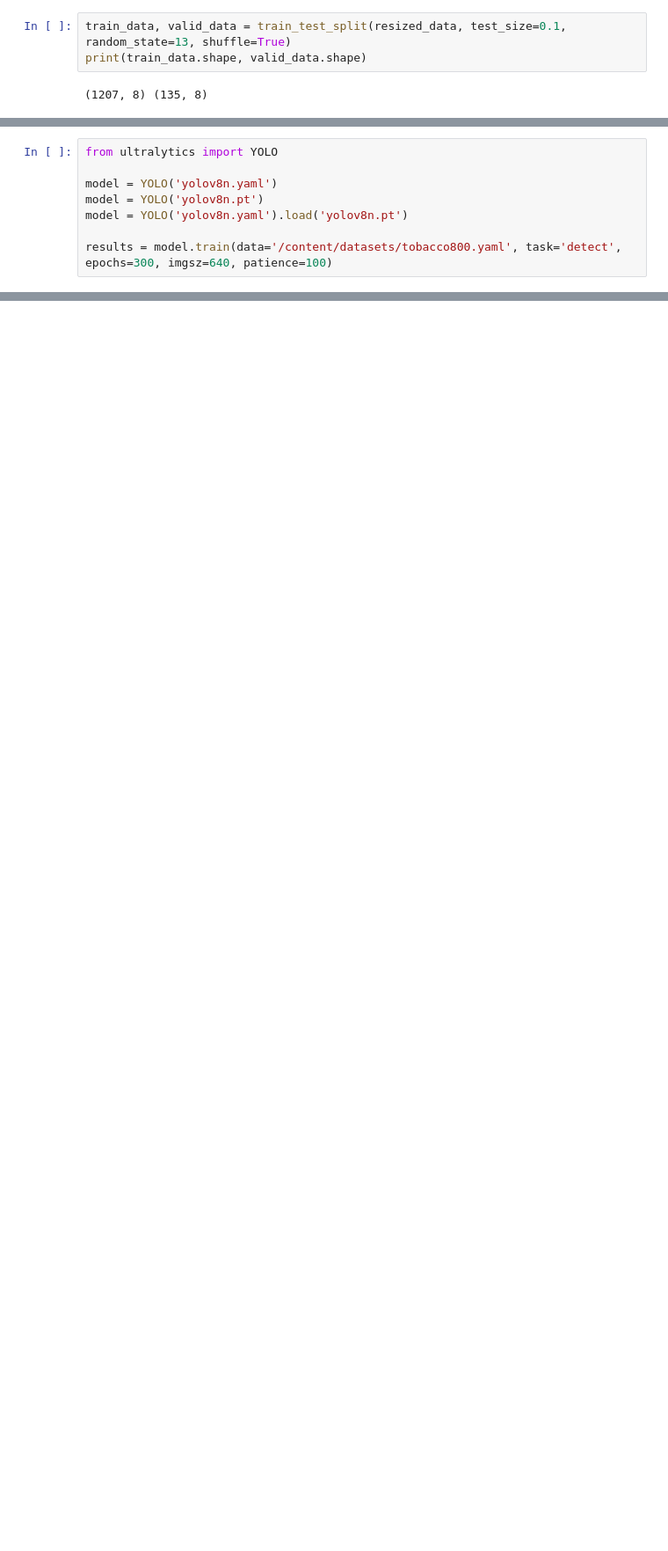
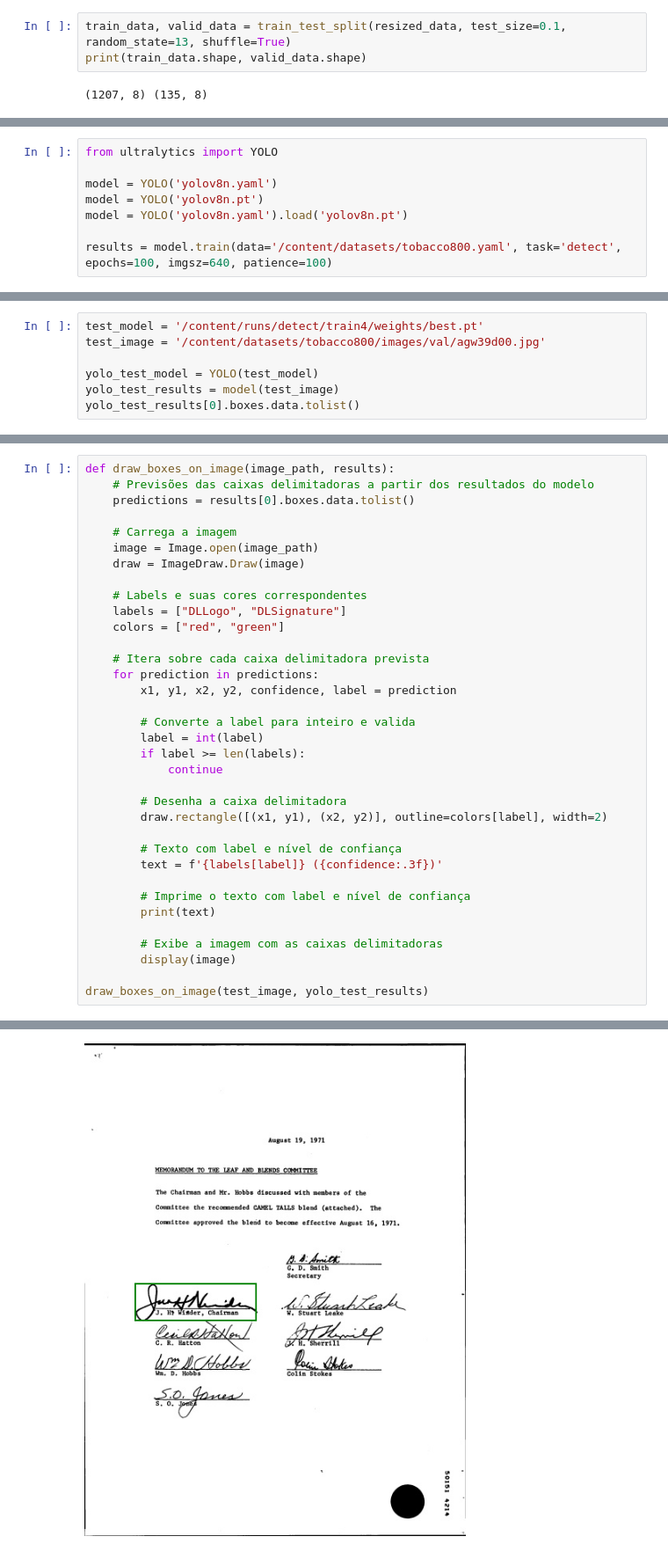
Before and after one commit to ronaldo-fs/signature-detection, a Jupyter notebook: logo-signature-detector.ipynb, the cells around one changed output, grey strips where cells are left out. Shown at 88% size. Saved outputs shown, nothing was run; the diff lists cells and outputs as text; blank space fills up the shorter version.

Commit message:
refactor: adjust training settings and improve output accuracy

```diff
--- a/logo-signature-detector.ipynb
+++ b/logo-signature-detector.ipynb
@@ -364,5 +388,5 @@ model = YOLO('yolov8n.yaml')
 model = YOLO('yolov8n.pt')
 model = YOLO('yolov8n.yaml').load('yolov8n.pt')
 
-results = model.train(data='/content/datasets/tobacco800.yaml', task='detect', epochs=300, imgsz=640, patience=100)
+results = model.train(data='/content/datasets/tobacco800.yaml', task='detect', epochs=100, imgsz=640, patience=100)
 # %% [output]
@@ -381,0 +473,7 @@ RuntimeError: Dataset '/content/datasets/tobacco800.yaml' error ❌ '/content/da
+# %%
+test_model = '/content/runs/detect/train4/weights/best.pt'
+test_image = '/content/datasets/tobacco800/images/val/agw39d00.jpg'
+
+yolo_test_model = YOLO(test_model)
+yolo_test_results = model(test_image)
+yolo_test_results[0].boxes.data.tolist()
@@ -381,0 +500,36 @@ RuntimeError: Dataset '/content/datasets/tobacco800.yaml' error ❌ '/content/da
+# %%
+def draw_boxes_on_image(image_path, results):
+    # Previsões das caixas delimitadoras a partir dos resultados do modelo
+    predictions = results[0].boxes.data.tolist()
+
+    # Carrega a imagem
+    image = Image.open(image_path)
+    draw = ImageDraw.Draw(image)
+
+    # Labels e suas cores correspondentes
+    labels = ["DLLogo", "DLSignature"]
+    colors = ["red", "green"]
+
+    # Itera sobre cada caixa delimitadora prevista
+    for prediction in predictions:
+        x1, y1, x2, y2, confidence, label = prediction
+
+        # Converte a label para inteiro e valida
+        label = int(label)
+        if label >= len(labels):
+            continue
+
+        # Desenha a caixa delimitadora
+        draw.rectangle([(x1, y1), (x2, y2)], outline=colors[label], width=2)
+
+        # Texto com label e nível de confiança
+        text = f'{labels[label]} ({confidence:.3f})'
+
+        # Imprime o texto com label e nível de confiança
+        print(text)
+
+        # Exibe a imagem com as caixas delimitadoras
+        display(image)
+
+draw_boxes_on_image(test_image, yolo_test_results)
+# %% [output]
@@ -381,0 +537 @@ RuntimeError: Dataset '/content/datasets/tobacco800.yaml' error ❌ '/content/da
+[figure, added]
```
Also changed, not shown: parts of 18 cells of this notebook.
